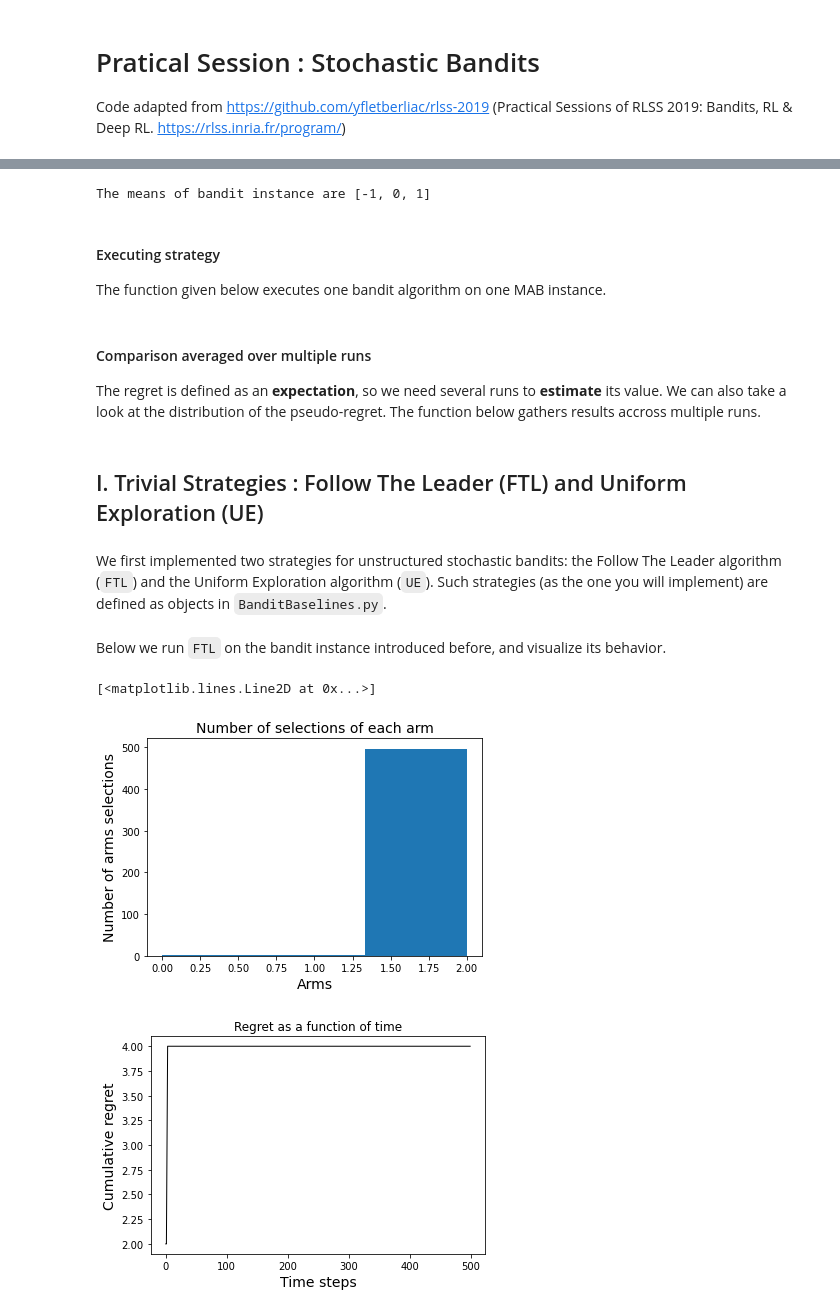
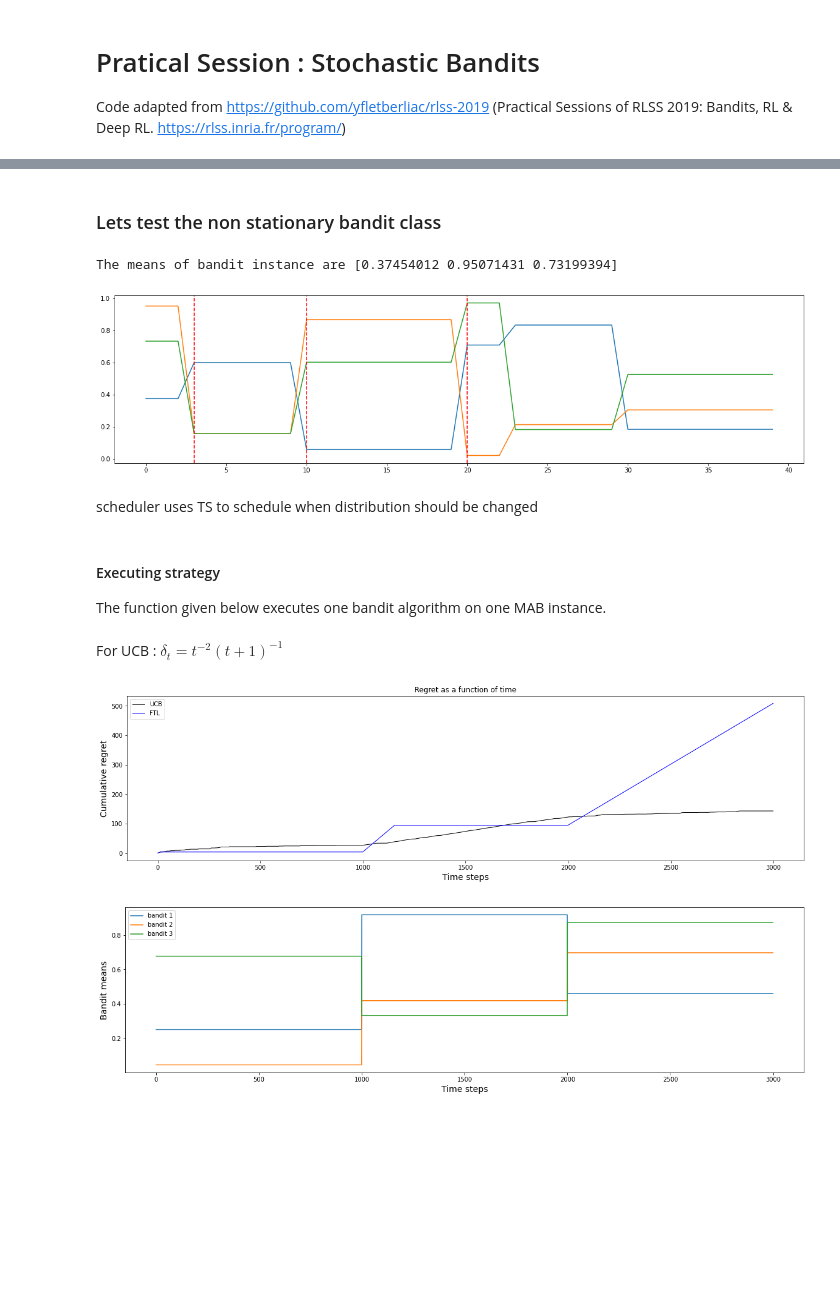
Before and after one commit to Mustapha-AJEGHRIR/RL_course, a Jupyter notebook: project/Stochastic_Bandits.ipynb, the cells around one changed output, grey strips where cells are left out. Saved outputs shown, nothing was run; the diff lists cells and outputs as text; code cells hidden in the pictures; blank space fills up the shorter version.

```diff
--- a/project/Stochastic_Bandits.ipynb
+++ b/project/Stochastic_Bandits.ipynb
@@ -38,10 +24,30 @@ Different arm classes are defined in `Arms.py` (you are welcome to add more!). T
+# %% [markdown]
+### Lets test the non stationary bandit class
 # %%
 nbArms = 3
-bandit = GaussianBandit([-1, 0, 1]) # directly creates a Gaussian bandit from a vector of means
+ts = [3,7,10]
+bandit = MAB_NON_S(k = nbArms, TS=ts, seed=42)
 
 print("The means of bandit instance are", bandit.means)
 # %% [output]
-The means of bandit instance are [-1, 0, 1]
+The means of bandit instance are [0.37454012 0.95071431 0.73199394]
+# %%
+bandit.restore()
+means = []
+for _ in range(sum(ts)*2):
+    means.append(bandit.means)
+    bandit.generateReward(0)
+plt.figure(figsize=(20,5))
+plt.plot(means)
+
+# vertical bars for TS
+for i in range(len(ts)):
+    plt.axvline(x=sum(ts[:i+1]), color='r', linestyle='--')
+plt.show()
+# %% [output]
+[figure, added]
+# %% [markdown]
+scheduler uses TS to schedule when distribution should be changed
 # %% [markdown]
 #### Executing strategy
 
@@ -70,4 +72,0 @@ def CumulativeRegret(bandit,selections):
-# %% [markdown]
-#### Comparison averaged over multiple runs
-
-The regret is defined as an **expectation**, so we need several runs to **estimate** its value. We can also take a look at the distribution of the pseudo-regret. The function below gathers results accross multiple runs.
@@ -86,39 +73,49 @@ def OneBanditOneLearnerMultipleRuns(bandit, learner, timeHorizon, N_exp, tsave=[
-# %% [markdown]
-## I. Trivial Strategies : Follow The Leader (FTL) and Uniform Exploration (UE)
-# %% [markdown]
-We first implemented two strategies for unstructured stochastic bandits: the Follow The Leader algorithm (`FTL`) and the Uniform Exploration algorithm (`UE`). Such strategies (as the one you will implement) are defined as objects in `BanditBaselines.py`.
-# %% [markdown]
- Below we run `FTL` on the bandit instance introduced before, and visualize its behavior.
+# %% [markdown]
+For UCB : $ \delta_t=t^{-2}(t+1)^{-1}$
 # %%
-timeHorizon = 500
+timeHorizon = 3000
 # nbArms = 7
 # bandit = GaussianBandit([-1, 0, 1, 2, 3, 3, 2]) # directly creates a Gaussian bandit from a vector of means
+# bandit = GaussianBandit([-1, 0, 1]) # directly creates a Gaussian bandit from a vector of means
 nbArms = 3
-bandit = GaussianBandit([-1, 0, 1]) # directly creates a Gaussian bandit from a vector of means
+bandit = MAB_NON_S(k = nbArms, seed=41)
+
+UCBlearner = alg.UCB(nbArms, delta = lambda t : t **(-2) * ( t+1 )**(-1))
+selections, rewards, UCBbandit = OneBanditOneLearnerOneRun(bandit, UCBlearner, timeHorizon) # I gived the same bandits, but they are restored at the beggining
+UCBregret = UCBbandit.cumulativeRegret()
 
 FTLlearner = alg.FTL(nbArms)
-
-selections, rewards = OneBanditOneLearnerOneRun(bandit, FTLlearner, timeHorizon)
-regret = CumulativeRegret(bandit, selections)
+selections, rewards, FTLbandit = OneBanditOneLearnerOneRun(bandit, FTLlearner, timeHorizon) # I gived the same bandits, but they are restored at the beggining
+FTLregret = FTLbandit.cumulativeRegret()
 # %%
 # Visualize results (on one run)
 
 # Histogram of the number of arms selections
-plt.clf()
-plt.xlabel("Arms", fontsize=14)
-plt.ylabel("Number of arms selections", fontsize=14)
-plt.hist(selections, max(selections) + 1)
-plt.title("Number of selections of each arm", fontsize=14)
+# plt.figure(figsize=(20,5))
+# plt.clf()
+# plt.xlabel("Arms", fontsize=14)
+# plt.ylabel("Number of arms selections", fontsize=14)
+# plt.hist(selections, max(selections) + 1)
+# plt.title("Number of selections of each arm", fontsize=14)
 # plt.savefig('./Figure/test'+ learner.name() + '.pdf')
 
 # Cumulative regret as a function of time
-plt.figure(2)
+plt.figure(2, figsize=(20,5))
 plt.clf()
 plt.xlabel("Time steps", fontsize=14)
 plt.ylabel("Cumulative regret", fontsize=14)
 plt.title("Regret as a function of time")
-plt.plot(range(timeHorizon), regret, 'black', linewidth=1)
+plt.plot(range(timeHorizon), UCBregret, 'black', linewidth=1, label=UCBlearner.name())
+plt.plot(range(timeHorizon), FTLregret, 'b', linewidth=1, label=FTLlearner.name())
+plt.legend()
+plt.show()
+
+plt.figure(figsize=(20,5))
+plt.plot(bandit.historical_means)
+plt.legend(['bandit ' + str(i+1) for i in range(nbArms)])
+plt.xlabel("Time steps", fontsize=14)
+plt.ylabel("Bandit means", fontsize=14)
+plt.show()
 # %% [output]
-[<matplotlib.lines.Line2D at 0x...>]
-[figure, old version]
+[figure, new version]
-[figure, old version]
+[figure, new version]
```
Also changed, not shown: parts of 58 cells of this notebook, 2 other files.
